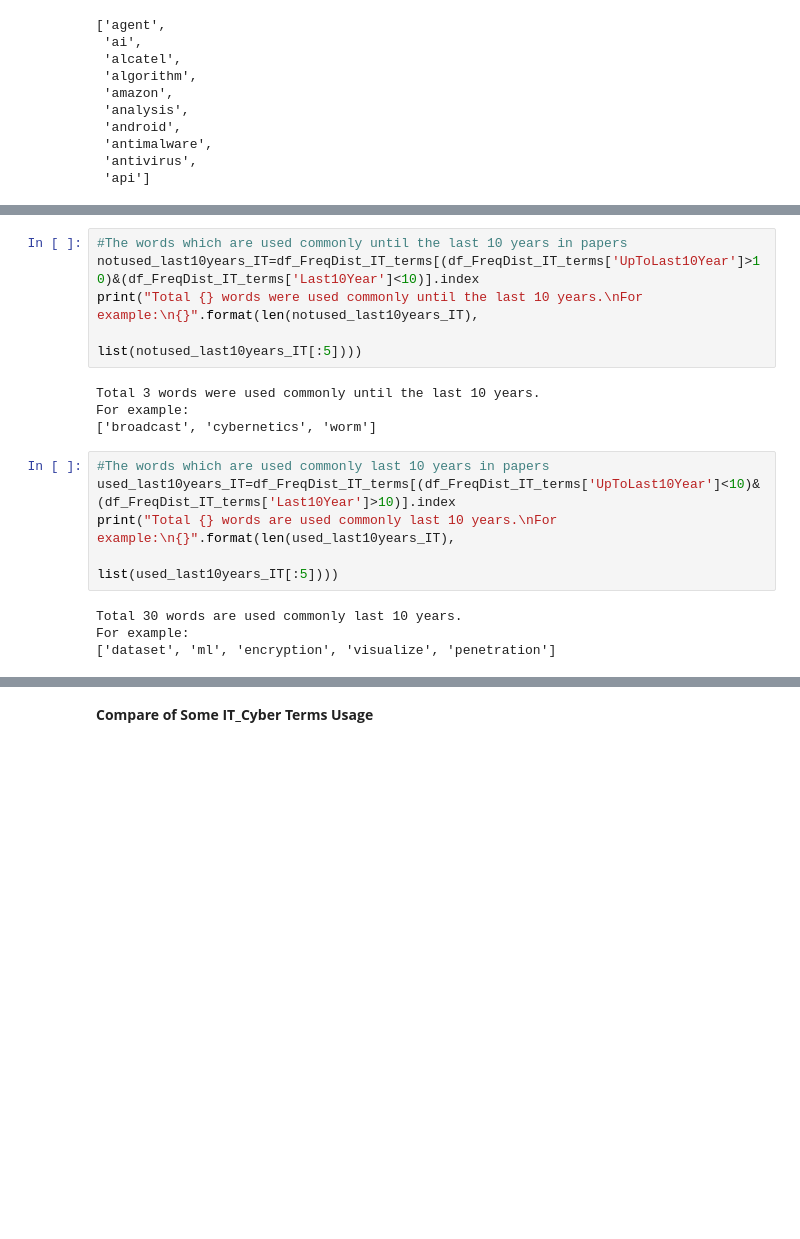
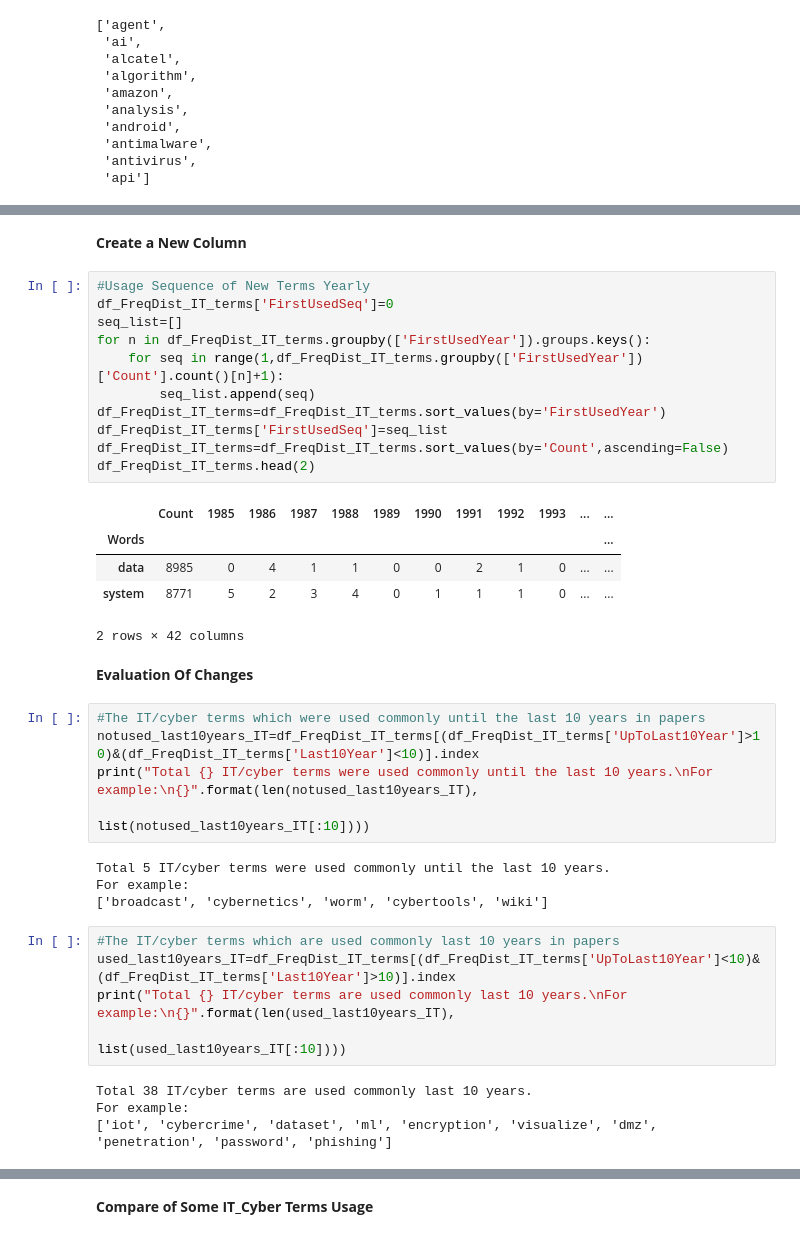
Before and after one commit to msklc/Text-Mining-Approach-to-Analyze-The-Cyber-Security-Related-Articles, a Jupyter notebook: PART-3 Text Mining.ipynb, the cells around one changed output, grey strips where cells are left out. Saved outputs shown, nothing was run; the diff lists cells and outputs as text; blank space fills up the shorter version.

```diff
--- a/PART-3 Text Mining.ipynb
+++ b/PART-3 Text Mining.ipynb
@@ -693,21 +683,42 @@ df_FreqDist_IT_terms.head(2)
+# %% [markdown]
+__Create a New Column__
+# %%
+#Usage Sequence of New Terms Yearly
+df_FreqDist_IT_terms['FirstUsedSeq']=0
+seq_list=[]
+for n in df_FreqDist_IT_terms.groupby(['FirstUsedYear']).groups.keys():
+    for seq in range(1,df_FreqDist_IT_terms.groupby(['FirstUsedYear'])['Count'].count()[n]+1):
+        seq_list.append(seq)
+df_FreqDist_IT_terms=df_FreqDist_IT_terms.sort_values(by='FirstUsedYear')
+df_FreqDist_IT_terms['FirstUsedSeq']=seq_list
+df_FreqDist_IT_terms=df_FreqDist_IT_terms.sort_values(by='Count',ascending=False)
+df_FreqDist_IT_terms.head(2)
+# %% [output]
+|  | Count | 1985 | 1986 | 1987 | 1988 | 1989 | 1990 | 1991 | 1992 | 1993 | ... | ... |
+| Words |  |  |  |  |  |  |  |  |  |  |  | ... |
+| data | 8985 | 0 | 4 | 1 | 1 | 0 | 0 | 2 | 1 | 0 | ... | ... |
+| system | 8771 | 5 | 2 | 3 | 4 | 0 | 1 | 1 | 1 | 0 | ... | ... |
+2 rows × 42 columns
+# %% [markdown]
+__Evaluation Of Changes__
 # %%
-#The words which are used commonly until the last 10 years in papers
+#The IT/cyber terms which were used commonly until the last 10 years in papers
 notused_last10years_IT=df_FreqDist_IT_terms[(df_FreqDist_IT_terms['UpToLast10Year']>10)&(df_FreqDist_IT_terms['Last10Year']<10)].index
-print("Total {} words were used commonly until the last 10 years.\nFor example:\n{}".format(len(notused_last10years_IT),
-                                                                                     list(notused_last10years_IT[:5])))
+print("Total {} IT/cyber terms were used commonly until the last 10 years.\nFor example:\n{}".format(len(notused_last10years_IT),
+                                                                                     list(notused_last10years_IT[:10])))
 # %% [output]
-Total 3 words were used commonly until the last 10 years.
+Total 5 IT/cyber terms were used commonly until the last 10 years.
 For example:
-['broadcast', 'cybernetics', 'worm']
+['broadcast', 'cybernetics', 'worm', 'cybertools', 'wiki']
 # %%
-#The words which are used commonly last 10 years in papers
+#The IT/cyber terms which are used commonly last 10 years in papers
 used_last10years_IT=df_FreqDist_IT_terms[(df_FreqDist_IT_terms['UpToLast10Year']<10)&(df_FreqDist_IT_terms['Last10Year']>10)].index
-print("Total {} words are used commonly last 10 years.\nFor example:\n{}".format(len(used_last10years_IT),
-                                                                                     list(used_last10years_IT[:5])))
+print("Total {} IT/cyber terms are used commonly last 10 years.\nFor example:\n{}".format(len(used_last10years_IT),
+                                                                                     list(used_last10years_IT[:10])))
 # %% [output]
-Total 30 words are used commonly last 10 years.
+Total 38 IT/cyber terms are used commonly last 10 years.
 For example:
-['dataset', 'ml', 'encryption', 'visualize', 'penetration']
+['iot', 'cybercrime', 'dataset', 'ml', 'encryption', 'visualize', 'dmz', 'penetration', 'password', 'phishing']
 # %%
 #A general glance of starting to use new IT/cyber words in every year
 '''We prefer to use groupby() method instead of value_counts() method because,
```
Also changed, not shown: parts of 45 cells of this notebook, 8 other files.
